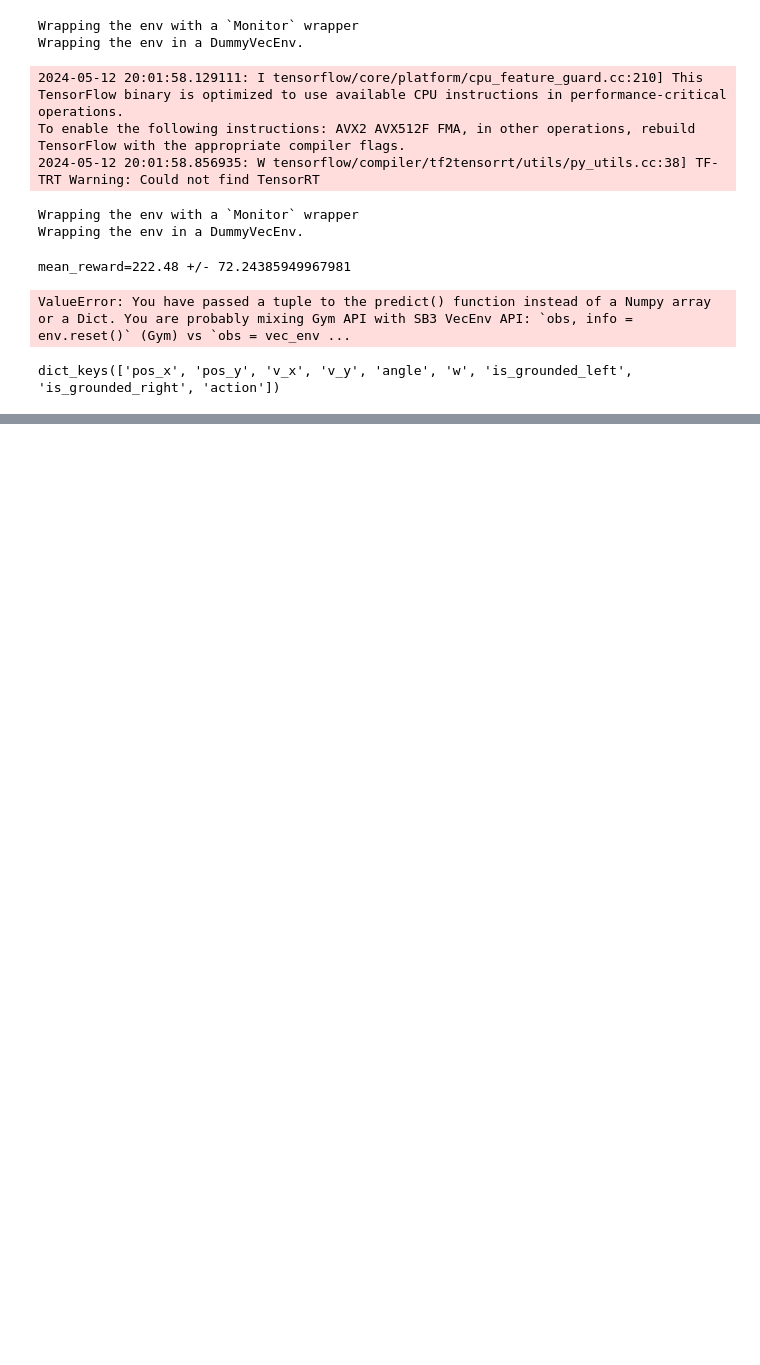
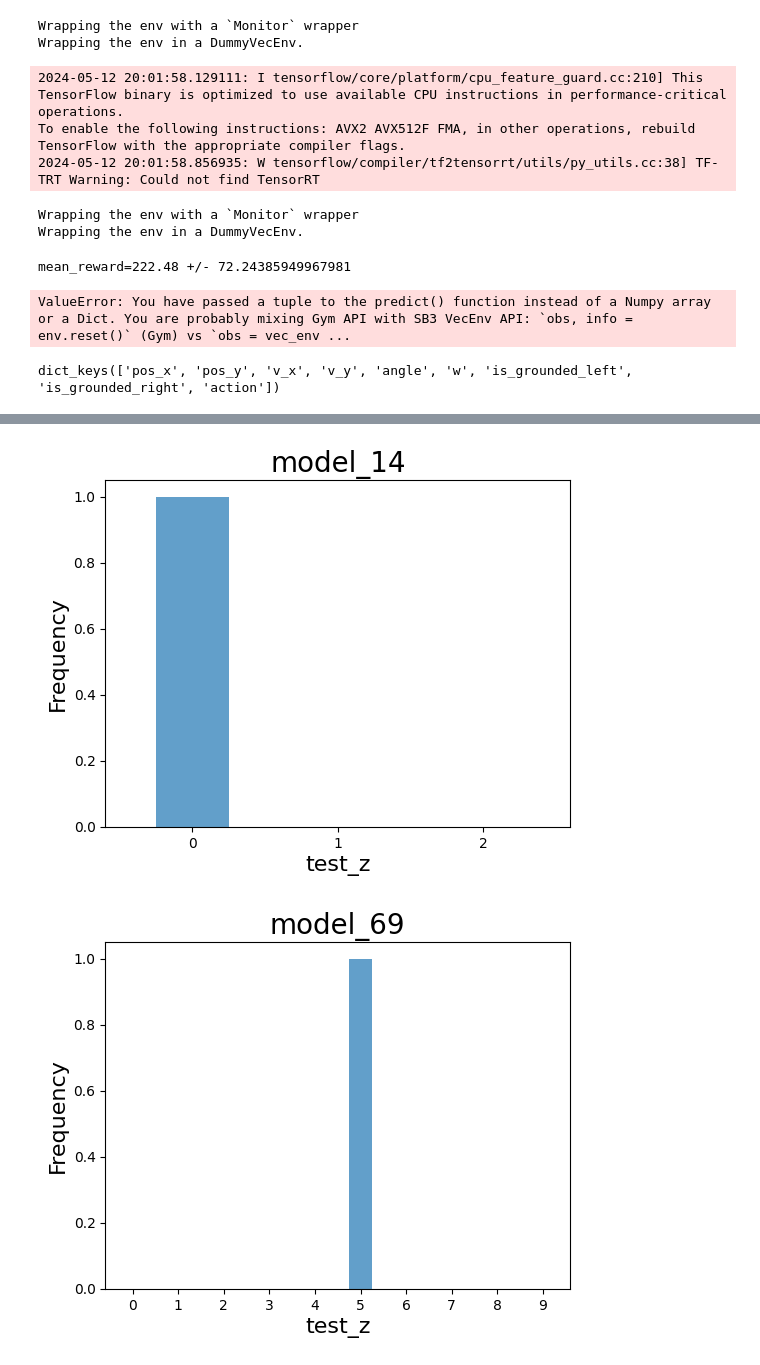
Before and after one commit to park4134/tvc-ilpo, a Jupyter notebook: Analysis.ipynb, the cells around one changed output, grey strips where cells are left out. Saved outputs shown, nothing was run; the diff lists cells and outputs as text; code cells hidden in the pictures; blank space fills up the shorter version.

Commit message:
Edit | preprocess code, action remap train code

```diff
--- a/Analysis.ipynb
+++ b/Analysis.ipynb
@@ -272,0 +252,2 @@ dict_keys(['pos_x', 'pos_y', 'v_x', 'v_y', 'angle', 'w', 'is_grounded_left', 'is
+# %%
+paths = glob(os.path.join(os.getcwd(), 'runs', 'policy', 'LunarLander-v2', 'test', 'model*', 'test_result*'))
@@ -272,0 +259,15 @@ dict_keys(['pos_x', 'pos_y', 'v_x', 'v_y', 'angle', 'w', 'is_grounded_left', 'is
+# %%
+paths_best = [paths[3], paths[8], paths[10], paths[11], paths[17], paths[22], paths[-3]]
+# %%
+import re
+def extract_number_after_p(filename):
+    # 정규 표현식 패턴
+    pattern = r'z(\d+)'
+
+    # 패턴 검색
+    match = re.search(pattern, filename)
+
+    if match:
+        return int(match.group(1))
+    else:
+        return None
@@ -272,0 +279,13 @@ dict_keys(['pos_x', 'pos_y', 'v_x', 'v_y', 'angle', 'w', 'is_grounded_left', 'is
+# %%
+r = np.array([['rel_metric_pos_x', 'rel_metric_pos_y', 'rel_metric_v_x', 'rel_metric_v_y', 'rel_metric_angle', 'rel_metric_w']])
+r = np.array([['rel_metric_pos_x', 'rel_metric_pos_y', 'rel_metric_v_x', 'rel_metric_v_y', 'rel_metric_angle', 'rel_metric_w']])
+m = []
+for p in paths:
+    df = pd.read_csv(p)
+    print(f"{p.split(os.sep)[-2]} : ", end='')
+    print(np.array(df[['rel_metric_pos_x', 'rel_metric_pos_y', 'rel_metric_v_x', 'rel_metric_v_y', 'rel_metric_angle', 'rel_metric_w']].mean()))
+    # if len(r) == 0:
+    #     r = np.array(df[['rel_metric_pos_x', 'rel_metric_pos_y', 'rel_metric_v_x', 'rel_metric_v_y', 'rel_metric_angle', 'rel_metric_w']].mean())
+    # else:
+    r = np.concatenate((r, np.expand_dims(np.array(df[['rel_metric_pos_x', 'rel_metric_pos_y', 'rel_metric_v_x', 'rel_metric_v_y', 'rel_metric_angle', 'rel_metric_w']].mean()), axis=0)), axis=0)
+    m.append(p.split(os.sep)[-2])
@@ -272,0 +317,16 @@ dict_keys(['pos_x', 'pos_y', 'v_x', 'v_y', 'angle', 'w', 'is_grounded_left', 'is
+# %%
+for p in paths_best:
+    df = pd.read_csv(p)
+    num = extract_number_after_p(p.split(os.sep)[-1])
+    plt.figure(figsize=(6, 4.5))
+    plt.hist(df['test_z'], bins=np.arange(-0.5, num, 1), alpha=0.7, rwidth=0.5, density=True)
+    # plt.title(f'Histogram of test_z : {p.split(os.sep)[-2]}, n_latent_action = {num}', fontsize=16)
+    plt.title(p.split(os.sep)[-2], fontsize=20)
+    plt.xlabel('test_z', fontsize=16)
+    plt.ylabel('Frequency', fontsize=16)
+    plt.xticks(np.arange(0, num, 1))
+    plt.xlim(-0.6, num-0.4)
+    plt.show()
+# %% [output]
+[figure, added]
+[figure, added]
```
Also changed, not shown: parts of 14 cells of this notebook, 5 other files.
